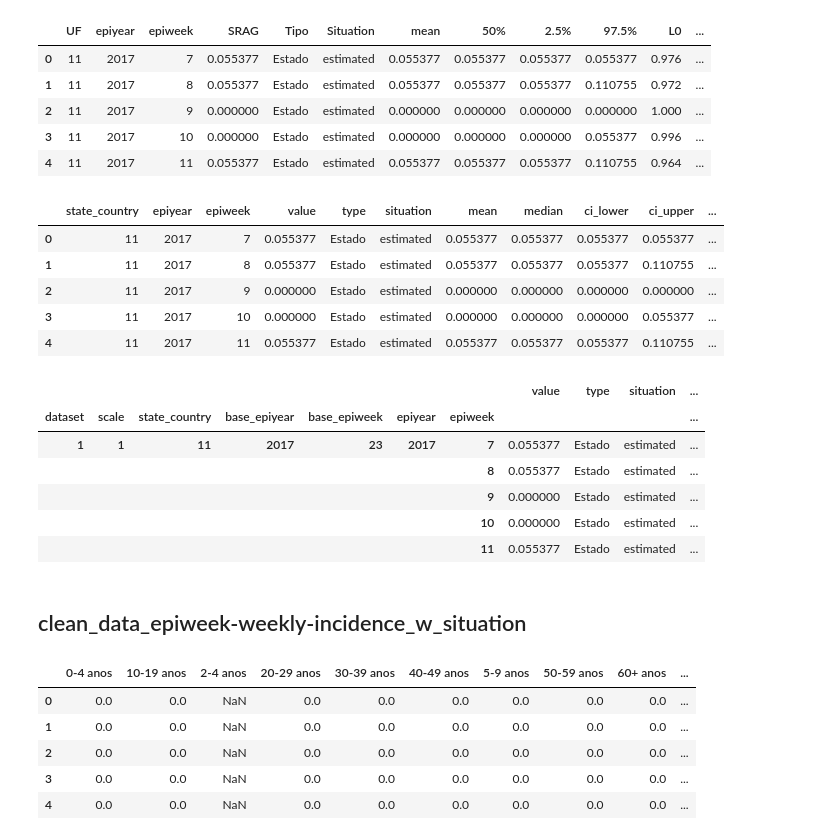
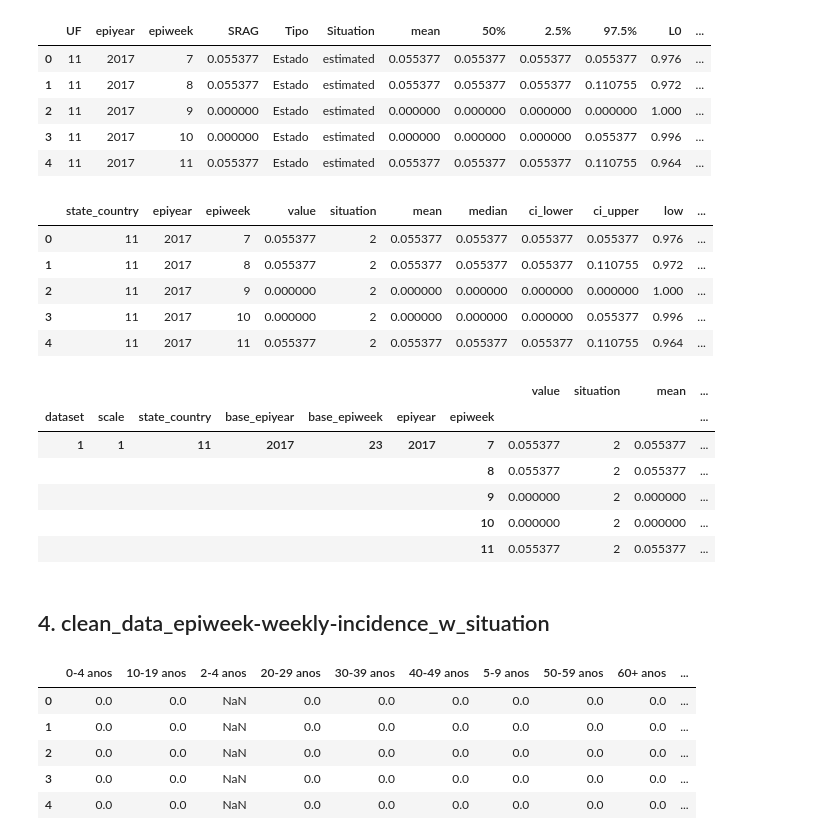
Before and after one commit to FluVigilanciaBR/fludashboard, a Jupyter notebook: Notebooks/Dataset-Migration.ipynb, the cells around one changed output. Drawn from its saved outputs; the diff is of its cells as text; code cells hidden in the pictures.

```diff
--- a/Notebooks/Dataset-Migration.ipynb
+++ b/Notebooks/Dataset-Migration.ipynb
@@ -52,0 +55,6 @@ scale_id = {
+# %%
+situation_id = {
+    'unknown': 1,
+    'estimated': 2,
+    'stable': 3
+}
@@ -67,7 +148,7 @@ dfs[dataset].head()
 migration_rules = {
     'UF': 'state_country',
     'SRAG': 'value',
-    'Tipo': 'type',
+    'Tipo': 'territory_type',  # Not needed in the table
     'Situation': 'situation',
     '50%': 'median',
     '2.5%': 'ci_lower',
@@ -81,10 +162,18 @@ migration_rules = {
     'escala': 'scale'
 }
 
+# rename columns
 dfs[dataset].rename(
     columns=migration_rules, inplace=True
 )
+
+# apply categories
 dfs[dataset].dataset = dfs[dataset].dataset.map(dataset_id)
 dfs[dataset].scale = dfs[dataset].scale.map(scale_id)
+dfs[dataset].situation = dfs[dataset].situation.map(situation_id)
+
+# remove unnecessary fields
+dfs[dataset].drop(['territory_type'], axis=1, inplace=True)
+
 dfs[dataset].head()
 # %% [output]
@@ -124,34 +213,40 @@ dfs[dataset].head()
 # %%
 migration_rules = {
     'UF': 'state_country',
     'SRAG': 'value',
-    'Tipo': 'type',
+    'Tipo': 'territory_type',  # Not needed in the table
     'Situation': 'situation',
     '50%': 'median',
     '2.5%': 'ci_lower',
     '97.5%': 'ci_upper',
     'L0': 'low',
     'L1': 'epidemic',
     'L2': 'high',
     'L3': 'very_high',
     'Run date': 'run_date',
     'dado': 'dataset',  # or origin
     'escala': 'scale'
 }
 
 dfs[dataset].rename(
     columns=migration_rules, inplace=True
 )
+# apply categories
 dfs[dataset].dataset = dfs[dataset].dataset.map(dataset_id)
 dfs[dataset].scale = dfs[dataset].scale.map(scale_id)
+dfs[dataset].situation = dfs[dataset].situation.map(situation_id)
+
+# remove unnecessary fields
+dfs[dataset].drop(['territory_type'], axis=1, inplace=True)
+
 dfs[dataset].head()
 # %% [output]
-|  | state_country | epiyear | epiweek | value | type | situation | mean | median | ci_lower | ci_upper | ... |
-| 0 | 11 | 2017 | 7 | 0.055377 | Estado | estimated | 0.055377 | 0.055377 | 0.055377 | 0.055377 | ... |
-| 1 | 11 | 2017 | 8 | 0.055377 | Estado | estimated | 0.055377 | 0.055377 | 0.055377 | 0.110755 | ... |
-| 2 | 11 | 2017 | 9 | 0.000000 | Estado | estimated | 0.000000 | 0.000000 | 0.000000 | 0.000000 | ... |
-| 3 | 11 | 2017 | 10 | 0.000000 | Estado | estimated | 0.000000 | 0.000000 | 0.000000 | 0.055377 | ... |
-| 4 | 11 | 2017 | 11 | 0.055377 | Estado | estimated | 0.055377 | 0.055377 | 0.055377 | 0.110755 | ... |
+|  | state_country | epiyear | epiweek | value | situation | mean | median | ci_lower | ci_upper | low | ... |
+| 0 | 11 | 2017 | 7 | 0.055377 | 2 | 0.055377 | 0.055377 | 0.055377 | 0.055377 | 0.976 | ... |
+| 1 | 11 | 2017 | 8 | 0.055377 | 2 | 0.055377 | 0.055377 | 0.055377 | 0.110755 | 0.972 | ... |
+| 2 | 11 | 2017 | 9 | 0.000000 | 2 | 0.000000 | 0.000000 | 0.000000 | 0.000000 | 1.000 | ... |
+| 3 | 11 | 2017 | 10 | 0.000000 | 2 | 0.000000 | 0.000000 | 0.000000 | 0.055377 | 0.996 | ... |
+| 4 | 11 | 2017 | 11 | 0.055377 | 2 | 0.055377 | 0.055377 | 0.055377 | 0.110755 | 0.964 | ... |
 # %%
 # primary_keys
 pks[dataset] = [
@@ -163,15 +258,15 @@ pks[dataset] = [
 dfs[dataset].set_index(pks[dataset], inplace=True)
 dfs[dataset].head()
 # %% [output]
-|  |  |  |  |  |  |  | value | type | situation | ... |
+|  |  |  |  |  |  |  | value | situation | mean | ... |
 | dataset | scale | state_country | base_epiyear | base_epiweek | epiyear | epiweek |  |  |  | ... |
-| 1 | 1 | 11 | 2017 | 23 | 2017 | 7 | 0.055377 | Estado | estimated | ... |
-|  |  |  |  |  |  | 8 | 0.055377 | Estado | estimated | ... |
-|  |  |  |  |  |  | 9 | 0.000000 | Estado | estimated | ... |
-|  |  |  |  |  |  | 10 | 0.000000 | Estado | estimated | ... |
-|  |  |  |  |  |  | 11 | 0.055377 | Estado | estimated | ... |
+| 1 | 1 | 11 | 2017 | 23 | 2017 | 7 | 0.055377 | 2 | 0.055377 | ... |
+|  |  |  |  |  |  | 8 | 0.055377 | 2 | 0.055377 | ... |
+|  |  |  |  |  |  | 9 | 0.000000 | 2 | 0.000000 | ... |
+|  |  |  |  |  |  | 10 | 0.000000 | 2 | 0.000000 | ... |
+|  |  |  |  |  |  | 11 | 0.055377 | 2 | 0.055377 | ... |
 # %% [markdown]
-## clean_data_epiweek-weekly-incidence_w_situation
+## 4. clean_data_epiweek-weekly-incidence_w_situation
 # %%
 dataset = 'clean_data_epiweek-weekly-incidence_w_situation'
 # %%
```
Also changed, not shown: parts of 19 cells of this notebook.
